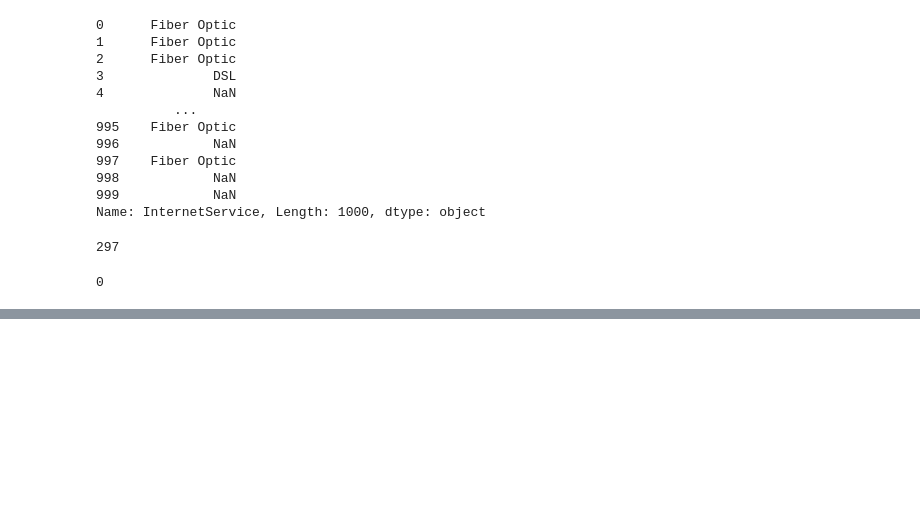
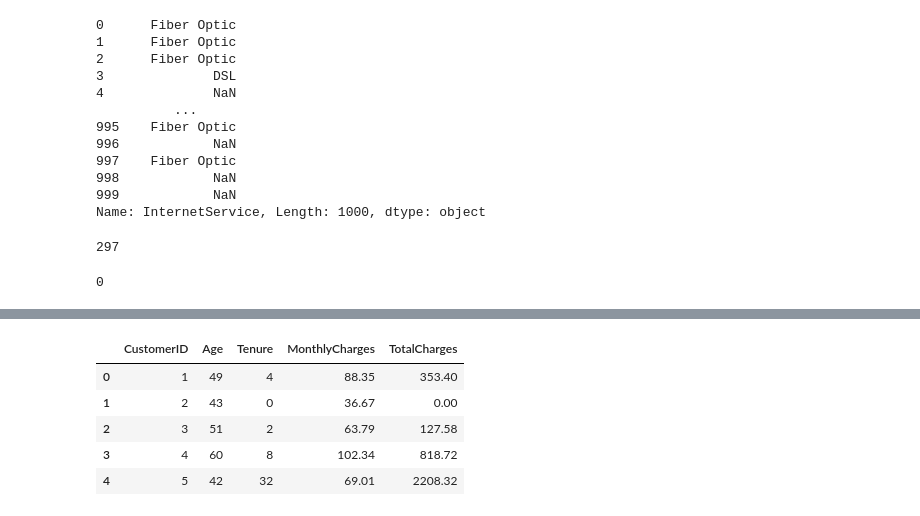
Before and after one commit to AbhishekMohile77/churn_project, a Jupyter notebook: notebook.ipynb, the cells around one changed output, grey strips where cells are left out. Saved outputs shown, nothing was run; the diff lists cells and outputs as text; code cells hidden in the pictures; blank space fills up the shorter version.

```diff
--- a/notebook.ipynb
+++ b/notebook.ipynb
@@ -72,0 +89,11 @@ df["InternetService"].isna().sum()
+# %%
+numerical_columns_data = df.select_dtypes( include = ["number"] )
+# %%
+numerical_columns_data.head()
+# %% [output]
+|  | CustomerID | Age | Tenure | MonthlyCharges | TotalCharges |
+| 0 | 1 | 49 | 4 | 88.35 | 353.40 |
+| 1 | 2 | 43 | 0 | 36.67 | 0.00 |
+| 2 | 3 | 51 | 2 | 63.79 | 127.58 |
+| 3 | 4 | 60 | 8 | 102.34 | 818.72 |
+| 4 | 5 | 42 | 32 | 69.01 | 2208.32 |
```
Also changed, not shown: parts of 10 cells of this notebook.
